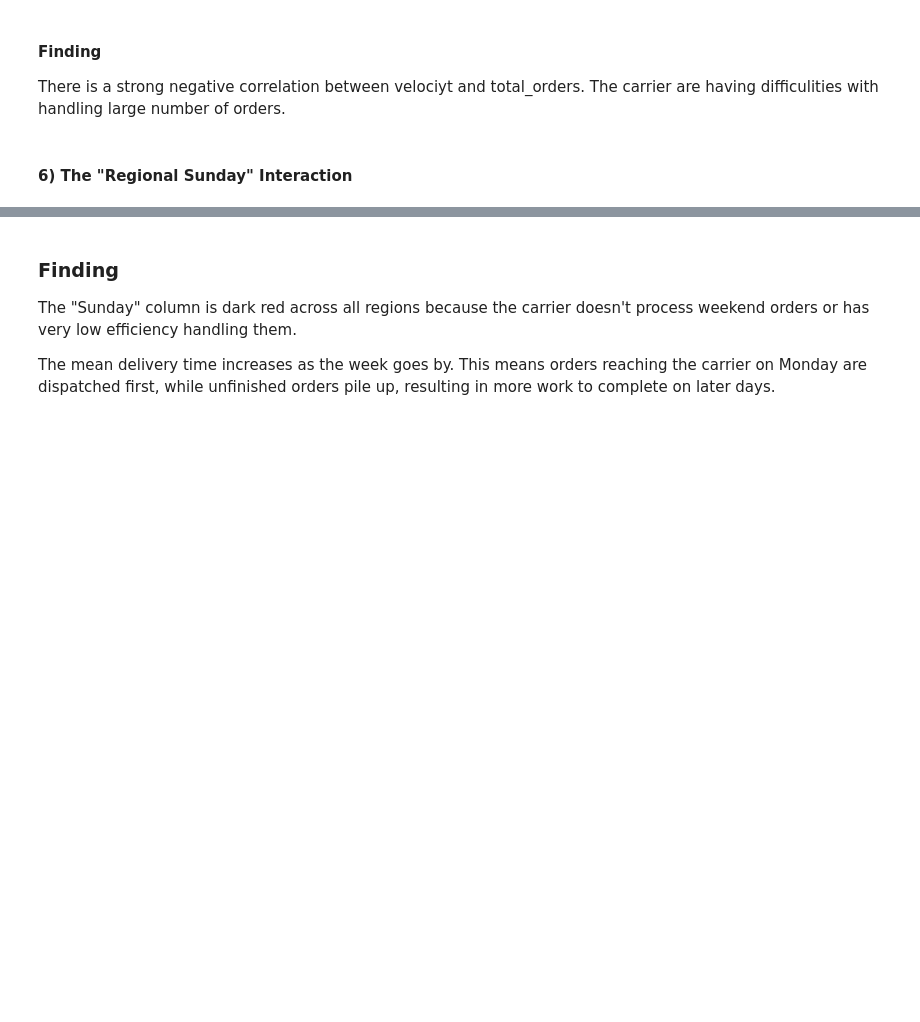
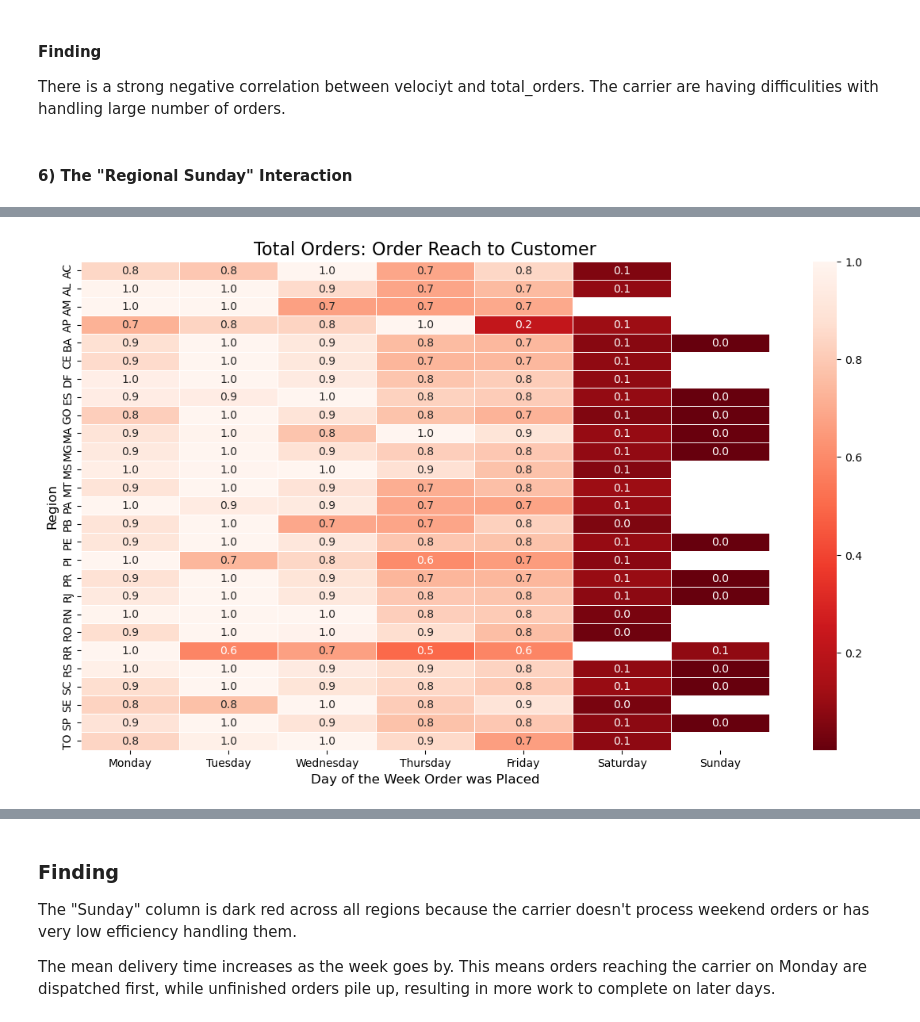
Before and after one commit to yunwe/olist-logistics-efficiency, a Jupyter notebook: notebooks/States.ipynb, the cells around one changed output, grey strips where cells are left out. Cells and saved outputs as stored; diff of their text form; code cells hidden in the pictures; blank space fills up the shorter version.

```diff
--- a/notebooks/States.ipynb
+++ b/notebooks/States.ipynb
@@ -228,0 +232,3 @@ plt.show()
+# %%
+df['completed_day'] = df['order_delivered_customer_date'].dt.day_name()
+df.head()
@@ -228,0 +242,29 @@ plt.show()
+# %%
+# 2. Define the correct order for days of the week for the plot axes
+day_order = ['Monday', 'Tuesday', 'Wednesday', 'Thursday', 'Friday', 'Saturday', 'Sunday']
+
+# 4. Create a Pivot Table: Rows = Regions, Columns = Day of Week, Values = Mean Delivery Time
+pivot_table = df.pivot_table(
+    values='order_id',
+    index='cus_state',
+    columns='delivered_carrier_day',
+    aggfunc='nunique'
+)
+
+# 5. Reorder columns to follow the calendar week
+pivot_table = pivot_table[day_order]
+
+row_max = pivot_table.max(axis=1)
+
+normalized_pivot = pivot_table.div(row_max.replace(0, pd.NA), axis=0)
+
+# 6. Plotting the Heatmap
+plt.figure(figsize=(14, 8))
+sns.heatmap(normalized_pivot, annot=True, cmap='Reds_r', fmt='.1f', linewidths=.5)
+
+plt.title('Total Orders: Order Reach to Customer', fontsize=16)
+plt.xlabel('Day of the Week Order was Placed', fontsize=12)
+plt.ylabel('Region', fontsize=12)
+plt.show()
+# %% [output]
+[figure, added]
```
Also changed, not shown: parts of 6 cells of this notebook, 2 other files.
